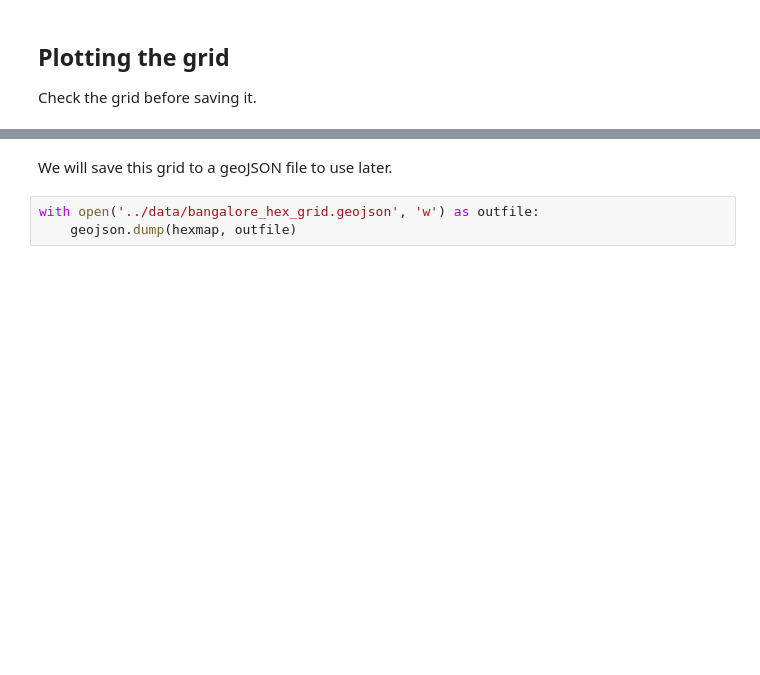
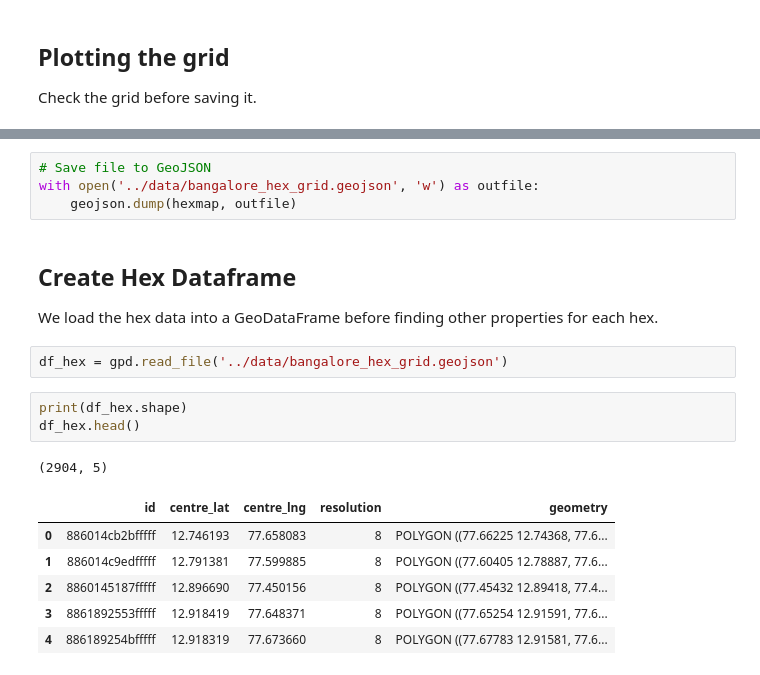
Before and after one commit to ngjoseph/Coursera_Capstone, a Jupyter notebook: notebooks/05_bangalore_grid_generation.ipynb, the cells around one changed output, grey strips where cells are left out. Saved outputs shown, nothing was run; the diff lists cells and outputs as text; blank space fills up the shorter version.

```diff
--- a/notebooks/05_bangalore_grid_generation.ipynb
+++ b/notebooks/05_bangalore_grid_generation.ipynb
@@ -171,8 +177,24 @@ folium.Choropleth(
 m # Display map
 # %% [output]
 [interactive output not drawn]
-# %% [markdown]
-We will save this grid to a geoJSON file to use later.
 # %%
+# Save file to GeoJSON
 with open('../data/bangalore_hex_grid.geojson', 'w') as outfile:
     geojson.dump(hexmap, outfile)
+# %% [markdown]
+## Create Hex Dataframe
+
+We load the hex data into a GeoDataFrame before finding other properties for each hex.
+# %%
+df_hex = gpd.read_file('../data/bangalore_hex_grid.geojson')
+# %%
+print(df_hex.shape)
+df_hex.head()
+# %% [output]
+(2904, 5)
+|  | id | centre_lat | centre_lng | resolution | geometry |
+| 0 | 886014cb2bfffff | 12.746193 | 77.658083 | 8 | POLYGON ((77.66225 12.74368, 77.6... |
+| 1 | 886014c9edfffff | 12.791381 | 77.599885 | 8 | POLYGON ((77.60405 12.78887, 77.6... |
+| 2 | 8860145187fffff | 12.896690 | 77.450156 | 8 | POLYGON ((77.45432 12.89418, 77.4... |
+| 3 | 8861892553fffff | 12.918419 | 77.648371 | 8 | POLYGON ((77.65254 12.91591, 77.6... |
+| 4 | 886189254bfffff | 12.918319 | 77.673660 | 8 | POLYGON ((77.67783 12.91581, 77.6... |
```
Also changed, not shown: parts of 10 cells of this notebook, 2 other files.
